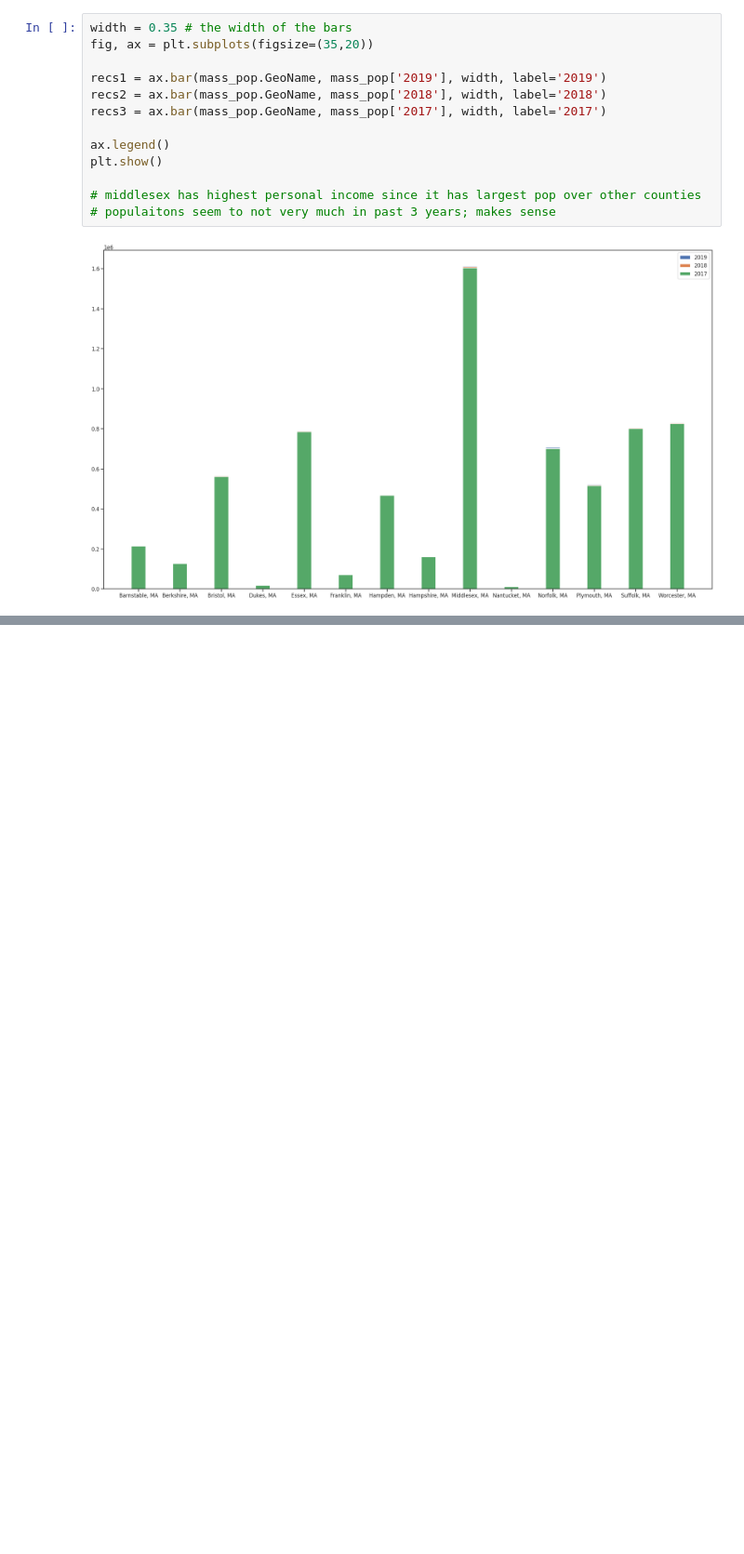
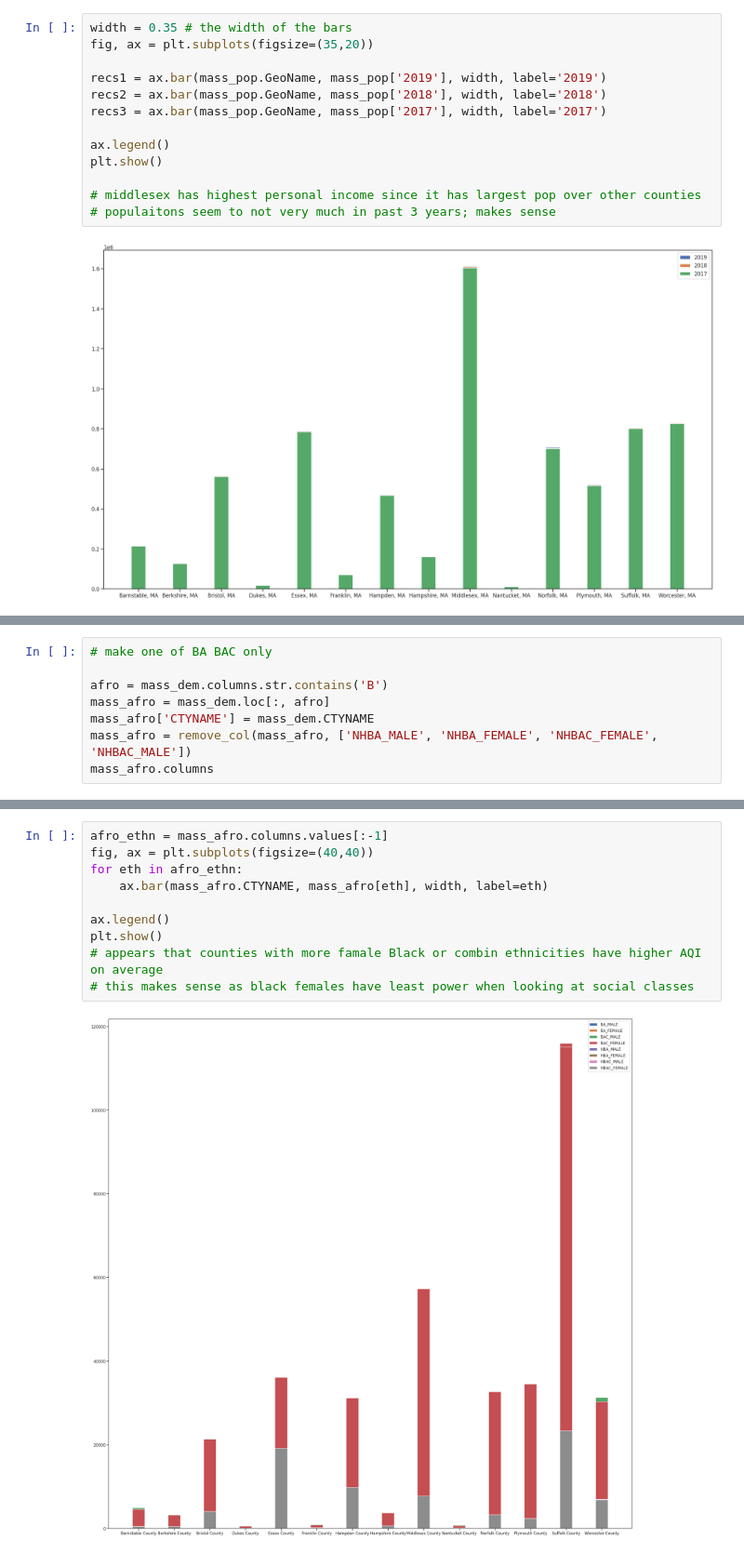
Before and after one commit to willkchan/Pollution-Forecast, a Jupyter notebook: src/preparation/Data_Wrangling2.ipynb, the cells around one changed output, grey strips where cells are left out. Shown at 93% size. Drawn from its saved outputs; the diff is of its cells as text; blank space fills up the shorter version.

```diff
--- a/src/preparation/Data_Wrangling2.ipynb
+++ b/src/preparation/Data_Wrangling2.ipynb
@@ -316,0 +437,8 @@ plt.show()
+# %%
+# make one of BA BAC only
+
+afro = mass_dem.columns.str.contains('B')
+mass_afro = mass_dem.loc[:, afro]
+mass_afro['CTYNAME'] = mass_dem.CTYNAME
+mass_afro = remove_col(mass_afro, ['NHBA_MALE', 'NHBA_FEMALE', 'NHBAC_FEMALE', 'NHBAC_MALE'])
+mass_afro.columns
@@ -316,0 +454,12 @@ plt.show()
+# %%
+afro_ethn = mass_afro.columns.values[:-1]
+fig, ax = plt.subplots(figsize=(40,40))
+for eth in afro_ethn:
+    ax.bar(mass_afro.CTYNAME, mass_afro[eth], width, label=eth)
+
+ax.legend()
+plt.show()
+# appears that counties with more famale Black or combin ethnicities have higher AQI on average
+# this makes sense as black females have least power when looking at social classes
+# %% [output]
+[figure, added]
```
Also changed, not shown: parts of 14 cells of this notebook.
